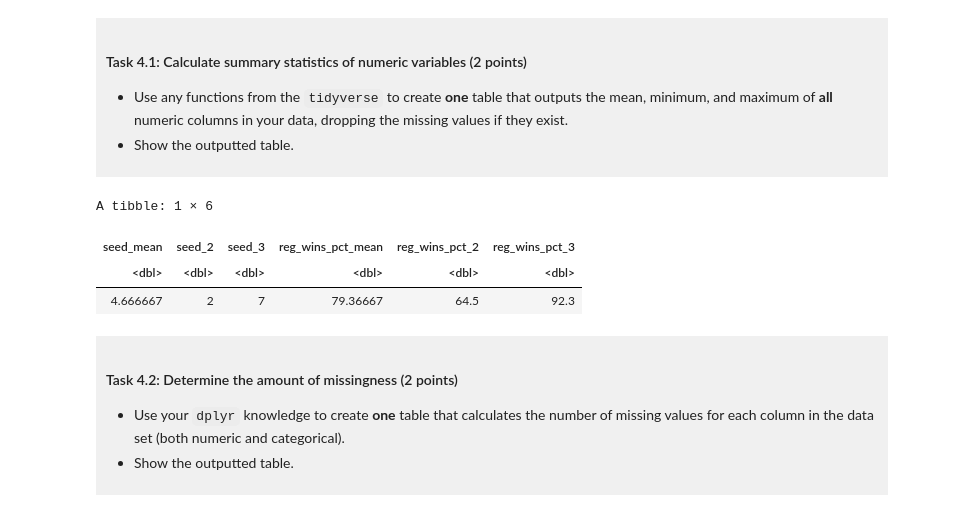
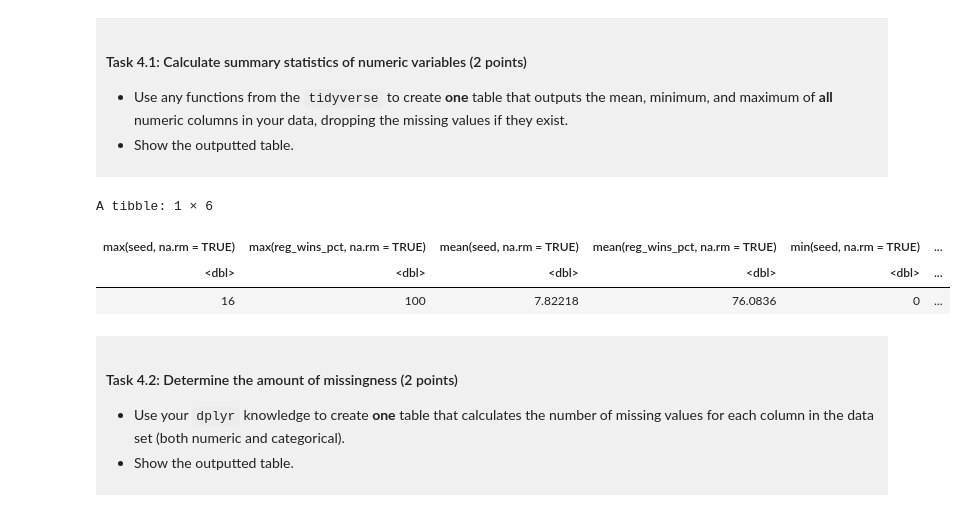
Before and after one commit to moxmoxay/dsci-100-project-moxie-tam, a Jupyter notebook: dsci-100-project-notebook.ipynb, the cells around one changed output. Drawn from its saved outputs; the diff is of its cells as text; code cells hidden in the pictures.

```diff
--- a/dsci-100-project-notebook.ipynb
+++ b/dsci-100-project-notebook.ipynb
@@ -274,16 +272,24 @@ You will refine your research question (if needed) and produce a tidy data set.
 
 </div>
 # %%
-wmm_data_tidy |>
-    summarise(across(where(is.numeric),
-                     list(mean = ~mean(.x, na.rm = TRUE),
-                            min <- ~min(.x, na.rm = TRUE),
-                            max <- ~max(.x, na.rm = TRUE))))
+max <- wmm_data_tidy |>
+  summarise(max(seed, na.rm = TRUE),
+    max(reg_wins_pct, na.rm = TRUE))
+
+mean <- wmm_data_tidy |>
+    summarise(mean(seed, na.rm = TRUE),
+              mean(reg_wins_pct, na.rm = TRUE))
+
+min <- wmm_data_tidy |>
+    summarise(min(seed, na.rm = TRUE),
+              min(reg_wins_pct, na.rm = TRUE))
+
+tibble(max, mean, min)
 # %% [output]
 A tibble: 1 × 6
-| seed_mean | seed_2 | seed_3 | reg_wins_pct_mean | reg_wins_pct_2 | reg_wins_pct_3 |
-| <dbl> | <dbl> | <dbl> | <dbl> | <dbl> | <dbl> |
-| 4.666667 | 2 | 7 | 79.36667 | 64.5 | 92.3 |
+| max(seed, na.rm = TRUE) | max(reg_wins_pct, na.rm = TRUE) | mean(seed, na.rm = TRUE) | mean(reg_wins_pct, na.rm = TRUE) | min(seed, na.rm = TRUE) | ... |
+| <dbl> | <dbl> | <dbl> | <dbl> | <dbl> | ... |
+| 16 | 100 | 7.82218 | 76.0836 | 0 | ... |
 # %% [markdown]
 <div style="background-color: #f0f0f0; padding: 10px;">
 
```
Also changed, not shown: parts of 10 cells of this notebook.
